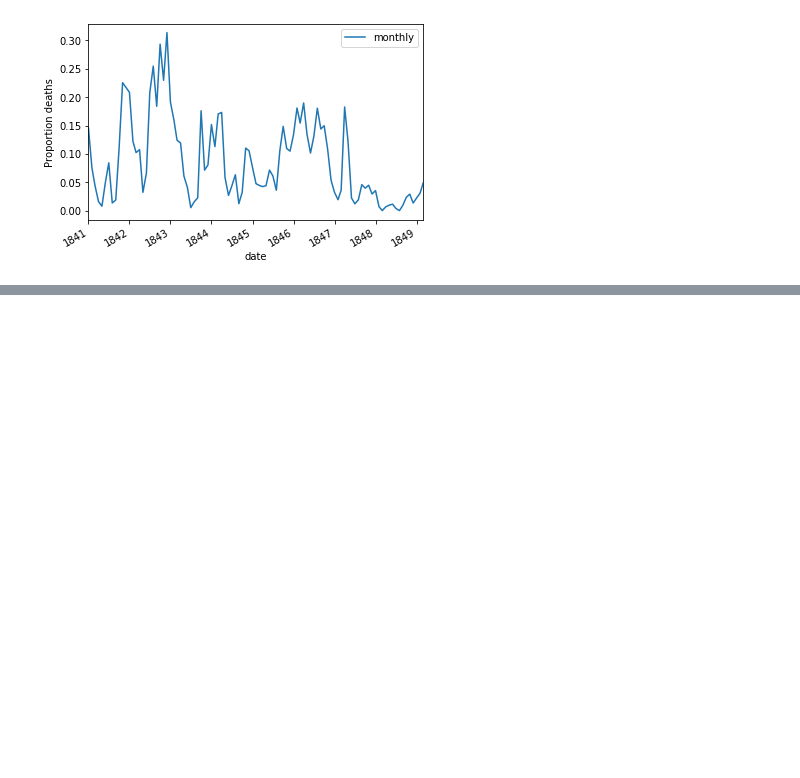
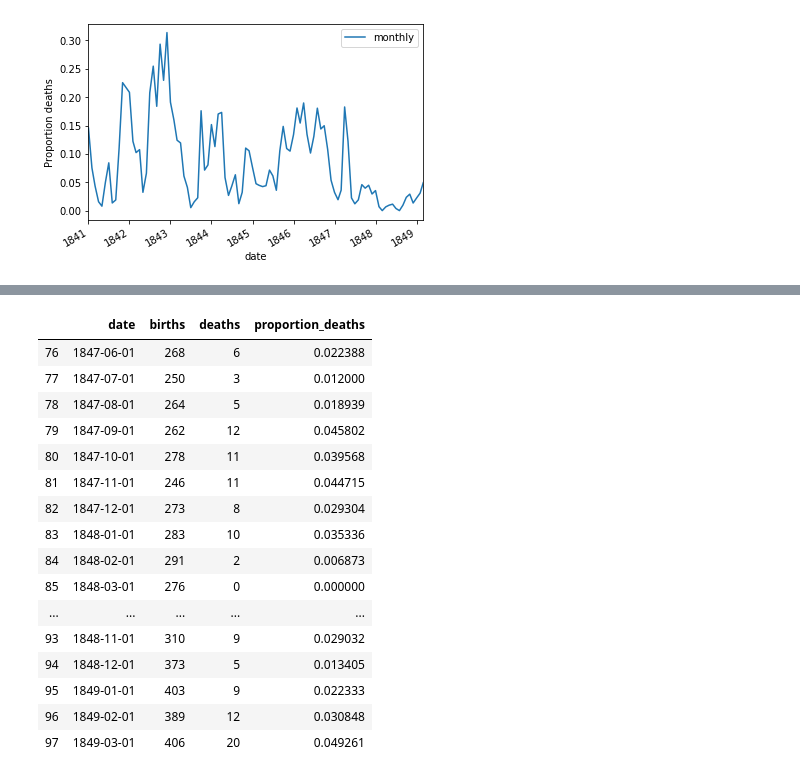
Before and after one commit to divyanshisharma/Technocolabs-Data-Science-Internship-Program, a Jupyter notebook: Mini Project 1/Mini Project 1.ipynb, the cells around one changed output, grey strips where cells are left out. Drawn from its saved outputs; the diff is of its cells as text; code cells hidden in the pictures; blank space fills up the shorter version.

```diff
--- a/Mini Project 1/Mini Project 1.ipynb
+++ b/Mini Project 1/Mini Project 1.ipynb
@@ -102,0 +127,20 @@ Text(0, 0.5, 'Proportion deaths')
+# %%
+after_washing
+# %% [output]
+|  | date | births | deaths | proportion_deaths |
+| 76 | 1847-06-01 | 268 | 6 | 0.022388 |
+| 77 | 1847-07-01 | 250 | 3 | 0.012000 |
+| 78 | 1847-08-01 | 264 | 5 | 0.018939 |
+| 79 | 1847-09-01 | 262 | 12 | 0.045802 |
+| 80 | 1847-10-01 | 278 | 11 | 0.039568 |
+| 81 | 1847-11-01 | 246 | 11 | 0.044715 |
+| 82 | 1847-12-01 | 273 | 8 | 0.029304 |
+| 83 | 1848-01-01 | 283 | 10 | 0.035336 |
+| 84 | 1848-02-01 | 291 | 2 | 0.006873 |
+| 85 | 1848-03-01 | 276 | 0 | 0.000000 |
+| ... | ... | ... | ... | ... |
+| 93 | 1848-11-01 | 310 | 9 | 0.029032 |
+| 94 | 1848-12-01 | 373 | 5 | 0.013405 |
+| 95 | 1849-01-01 | 403 | 9 | 0.022333 |
+| 96 | 1849-02-01 | 389 | 12 | 0.030848 |
+| 97 | 1849-03-01 | 406 | 20 | 0.049261 |
```
Also changed, not shown: parts of 23 cells of this notebook.
